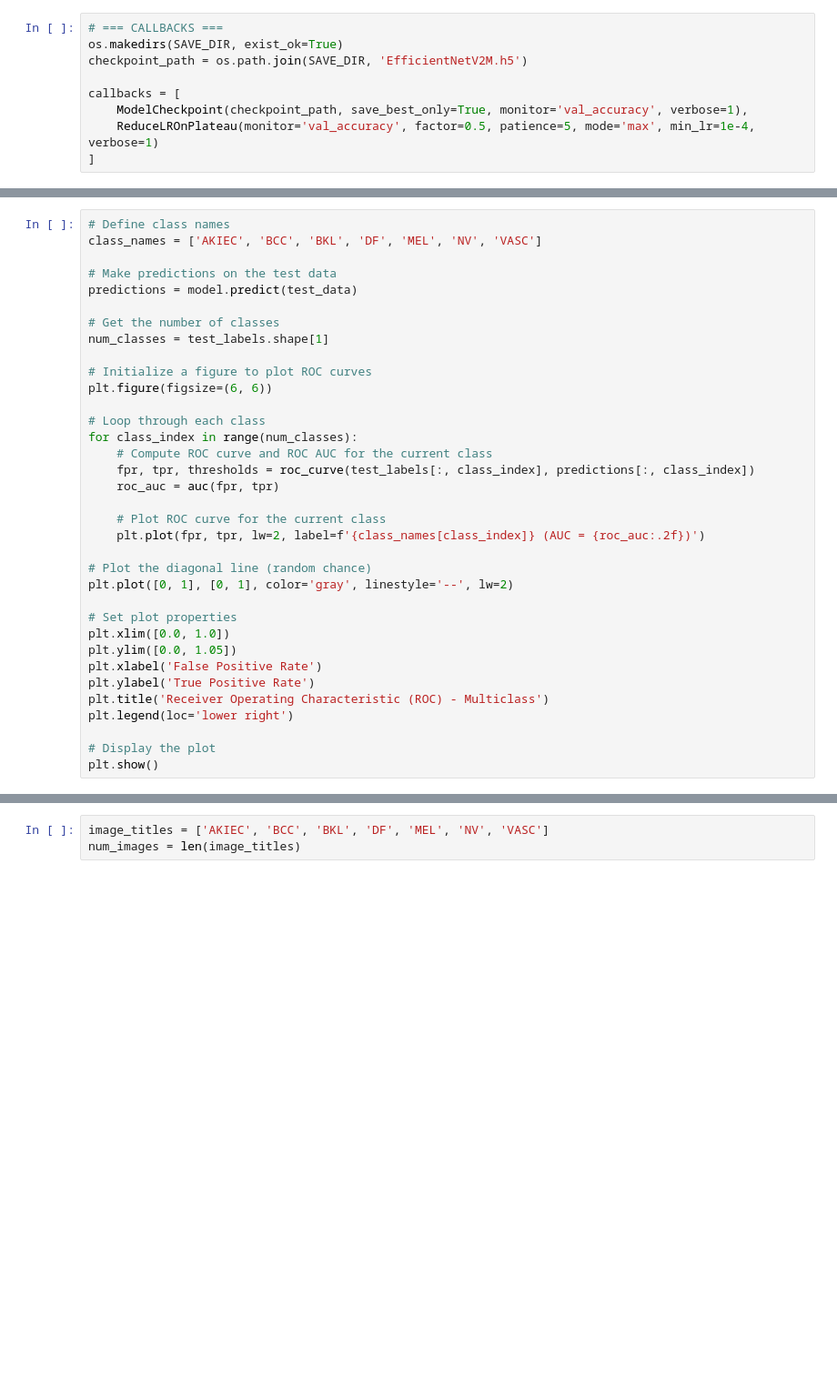
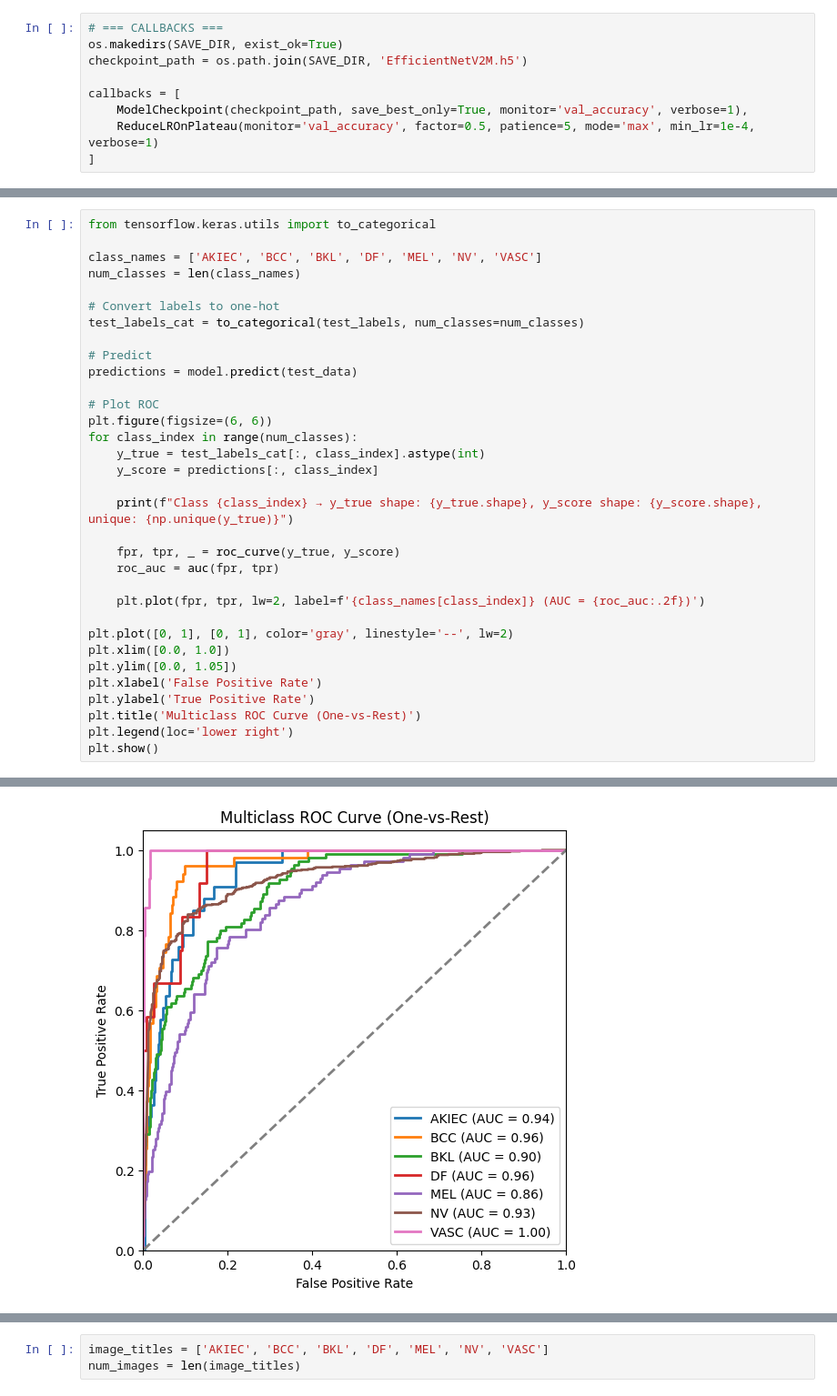
Before and after one commit to Kyltetran/XAI-project, a Jupyter notebook: EfficientNetV2M-edit.ipynb, the cells around one changed output, grey strips where cells are left out. Shown at 91% size. Saved outputs shown, nothing was run; the diff lists cells and outputs as text; blank space fills up the shorter version.

```diff
--- a/EfficientNetV2M-edit.ipynb
+++ b/EfficientNetV2M-edit.ipynb
@@ -167,35 +337,34 @@ plot_confusion_matrix(cm, cm_plot_labels, title='Confusion Matrix', normalize=Tr
 # %%
-# Define class names
+from tensorflow.keras.utils import to_categorical
+
 class_names = ['AKIEC', 'BCC', 'BKL', 'DF', 'MEL', 'NV', 'VASC']
+num_classes = len(class_names)
 
-# Make predictions on the test data
+# Convert labels to one-hot
+test_labels_cat = to_categorical(test_labels, num_classes=num_classes)
+
+# Predict
 predictions = model.predict(test_data)
 
-# Get the number of classes
-num_classes = test_labels.shape[1]
+# Plot ROC
+plt.figure(figsize=(6, 6))
+for class_index in range(num_classes):
+    y_true = test_labels_cat[:, class_index].astype(int)
+    y_score = predictions[:, class_index]
 
-# Initialize a figure to plot ROC curves
-plt.figure(figsize=(6, 6))
+    print(f"Class {class_index} → y_true shape: {y_true.shape}, y_score shape: {y_score.shape}, unique: {np.unique(y_true)}")
 
-# Loop through each class
-for class_index in range(num_classes):
-    # Compute ROC curve and ROC AUC for the current class
-    fpr, tpr, thresholds = roc_curve(test_labels[:, class_index], predictions[:, class_index])
+    fpr, tpr, _ = roc_curve(y_true, y_score)
     roc_auc = auc(fpr, tpr)
 
-    # Plot ROC curve for the current class
     plt.plot(fpr, tpr, lw=2, label=f'{class_names[class_index]} (AUC = {roc_auc:.2f})')
 
-# Plot the diagonal line (random chance)
 plt.plot([0, 1], [0, 1], color='gray', linestyle='--', lw=2)
-
-# Set plot properties
 plt.xlim([0.0, 1.0])
 plt.ylim([0.0, 1.05])
 plt.xlabel('False Positive Rate')
 plt.ylabel('True Positive Rate')
-plt.title('Receiver Operating Characteristic (ROC) - Multiclass')
+plt.title('Multiclass ROC Curve (One-vs-Rest)')
 plt.legend(loc='lower right')
-
-# Display the plot
 plt.show()
+# %% [output]
@@ -201,0 +379 @@ plt.show()
+[figure, added]
```
Also changed, not shown: parts of 16 cells of this notebook, 5 other files.
